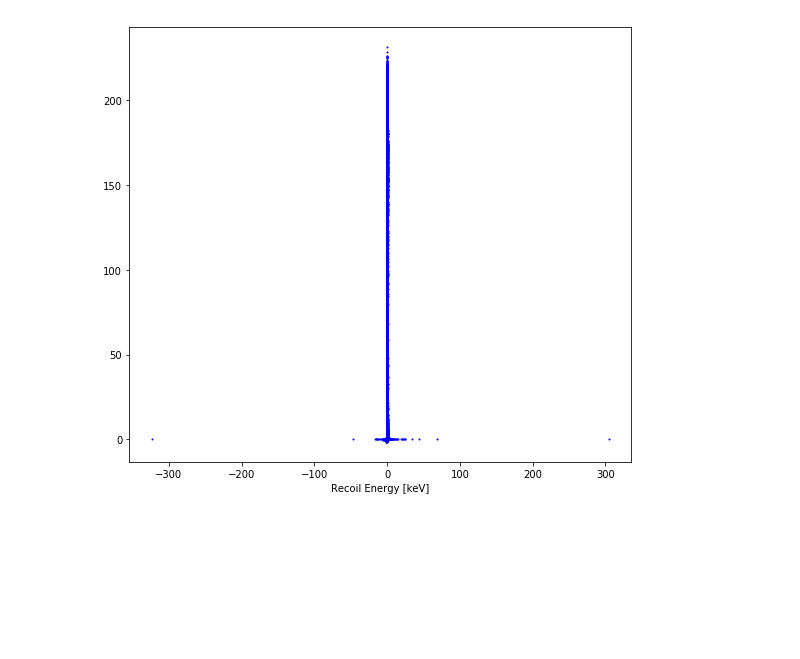
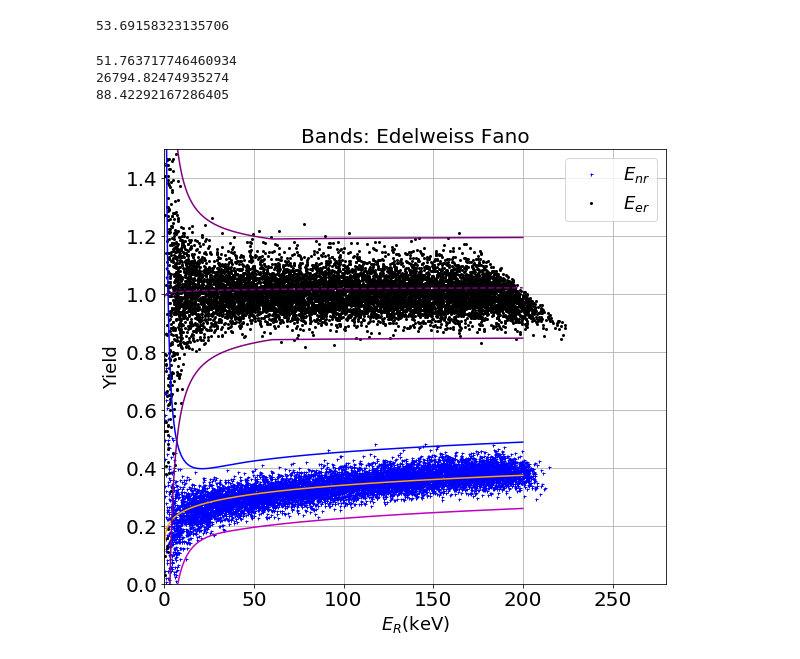
Before and after one commit to villaa/nrFano_Constraint, a Jupyter notebook: Band_Fits/Yield_all.ipynb, the cells around one changed output. Drawn from its saved outputs; the diff is of its cells as text; code cells hidden in the pictures; blank space fills up the shorter version.

```diff
--- a/Band_Fits/Yield_all.ipynb
+++ b/Band_Fits/Yield_all.ipynb
@@ -18,10 +18,10 @@ eps = .0033 #keV
 #for detector 1.
 
 p_alpha = 0.155393
-p_beta = 9.60343*10**(-11)
+p_beta = 0 #9.60343*10**(-11)
 p_gamma = 0.000506287
 
 q_alpha = 0.166004
-q_beta = 0.00233716
+q_beta = 0 #0.00233716
 q_gamma = 9.52576*10**(-5)
 # %%
@@ -127,6 +134,12 @@ ERer = []
+# %%
+print(fano[1])
+# %% [output]
+53.69158323135706
 # %%
 #For Electron Recoils.
 
+Yield_er = []
+ERer = []
 #x = np.arange(0,2000,0.1)
 #E1er = 82*np.exp(-x/304) #For ER from Kennedy Thesis
 E1er = np.random.uniform(0,200,N) #from anthony, Er's are close enough to randomly distributed.
@@ -137,25 +150,38 @@ for i in np.arange(N):
 
     Eer = np.random.choice(E1er) #randomly sample from Energy dist
 
+    Pter = (1+(V/eps/1000))*Eer
 
-    sig_pee = np.sqrt(p_alpha + p_beta*Eer + p_gamma*(Eer**2)) #Phonon uncertainty
+    N_e = Eer/eps
+    N_er = np.random.normal(0,np.sqrt(0.1*N_e)) + N_e
+
+
+    sig_pee = np.sqrt(p_alpha + p_beta*Pter + p_gamma*(Pter**2)) #Phonon uncertainty
     sig_qee = np.sqrt(q_alpha + q_beta*Eer + q_gamma*(Eer**2)) #Charge uncertainty
 
     Fer = np.random.normal(0.0,sig_pee) #Random energy assuming phonon variance
     Fqe = np.random.normal(0.0,sig_qee) #Random assuming charge variane
 
 
-    Pter = (1+(V/eps/1000))*Eer
+    Pter = Eer+(V/1000)*N_er
     Pter = Pter + Fer
-    Qer = Eer
+    Qer = N_er*eps
     Qer = Qer + Fqe
     QER.append(Qer)
 
     Erer = Pter - (V/eps/1000)*Qer
-    ERer.append(Pter)
+    ERer.append(Erer)
 
     Yield2 = Qer/Erer
     Yield_er.append(Yield2)
+# %%
+print(np.sqrt(0.1*N_e))
+print(N_e)
+print(Eer)
+# %% [output]
+51.763717746460934
+26794.82474935274
+88.42292167286405
 # %%
 # Make band Fits (Thank you Anthony)
 
@@ -184,37 +210,45 @@ yn = np.polyval([m, c], xn)
 # %%
 #plot
 
 
 fig,axes = plt.subplots(1,1,figsize=(9.0,8.0),sharex=True)
 ax1 = axes
 
 
-X = np.arange(0.1,100,0.1)
+X = np.arange(0.1,200,0.1)
 
-ax1.plot(Yield,ER,'o',color='b',linewidth=2,markersize=1)
-#ax1.plot(QER,ERer,'o',color='k',linewidth=2,markersize=1)
-'''
-ax1.plot(X,ynr_muv(X),color = 'orange',label='NR mu') #using old data
-#ax1.plot(xn,yn,'r--') #new fit to data (mean)
+ax1.plot(ER,Yield,'+',color='b',linewidth=2,markersize=3,label = "$E_{nr}$")
+ax1.plot(ERer,Yield_er,'o',color='k',linewidth=2,markersize=2,label = "$E_{er}$")
 
-ax1.plot(X,ynr_muv(X)+3*ynr_sigv(X),'r-',label='NR 3$\sigma$')
-ax1.plot(X,ynr_muv(X)-3*ynr_sigv(X),'r-',label=None)
+ax1.plot(X,ynr_muv(X),color = 'orange') #using old data
+ax1.plot(X,ynr_muv(X)+3*ynr_sigv(X),'b-')
+ax1.plot(X,ynr_muv(X)-3*ynr_sigv(X),'m-',label=None)
 
-ax1.plot(X,yer_muv(X),color='purple',linestyle='--',label='ER mu')
-ax1.plot(X,yer_muv(X)+3*yer_sigv(X),color='purple',linestyle='-',label='ER 3$\sigma$')
+ax1.plot(X,yer_muv(X),color='purple',linestyle='--')
+ax1.plot(X,yer_muv(X)+3*yer_sigv(X),color='purple',linestyle='-')
 ax1.plot(X,yer_muv(X)-3*yer_sigv(X),color='purple',linestyle='-',label=None)
 
+ax1.set_xlabel('$E_R$(keV)',size = '18')
+ax1.set_ylabel('Yield',size = '18')
+ax1.set_title('Bands: Edelweiss Fano', size = '20')
+#ax1.set_title('Bands: Fano = 50', size = '20')
+#ax1.set_title('Bands: Fano = 0', size = '20')
+ax1.set_ylim(0,1.5)
+ax1.set_xlim(0,280)
+ax1.tick_params(axis='both', labelsize = '20')
+ax1.grid(True)
+ax1.yaxis.grid(True,which='minor',linestyle='-')
+ax1.legend(loc=1,prop={'size':18})
 
-ax1.set_ylabel('Yield')
-ax1.set_ylim(0,1.6)
-ax1.set_xlim(0,200)
-'''
 
-ax1.set_xlabel('Recoil Energy [keV]')
 
+
+plt.savefig('figures/Bands_Edelweiss')
+#plt.savefig('figures/No_fano')
+#plt.savefig('figures/Fano = 50')
 plt.show()
 # %% [output]
-[figure, old version]
+[figure, new version]
 # %%
 
 data = np.vstack((ER,Yield,sigQ1,sigP1,U1,U2,N_eh)).T
```
Also changed, not shown: parts of 9 cells of this notebook, 18 other files.
